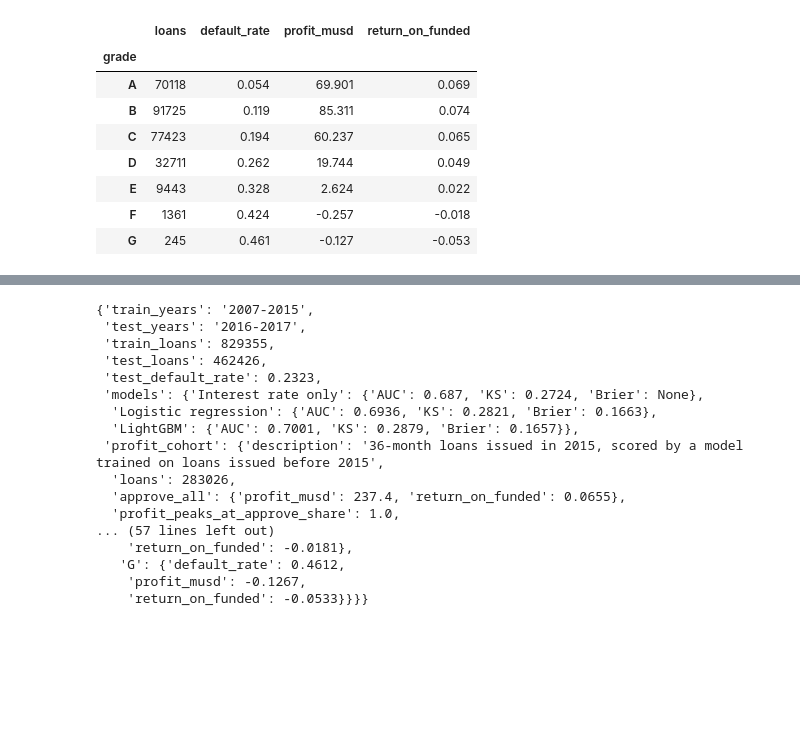
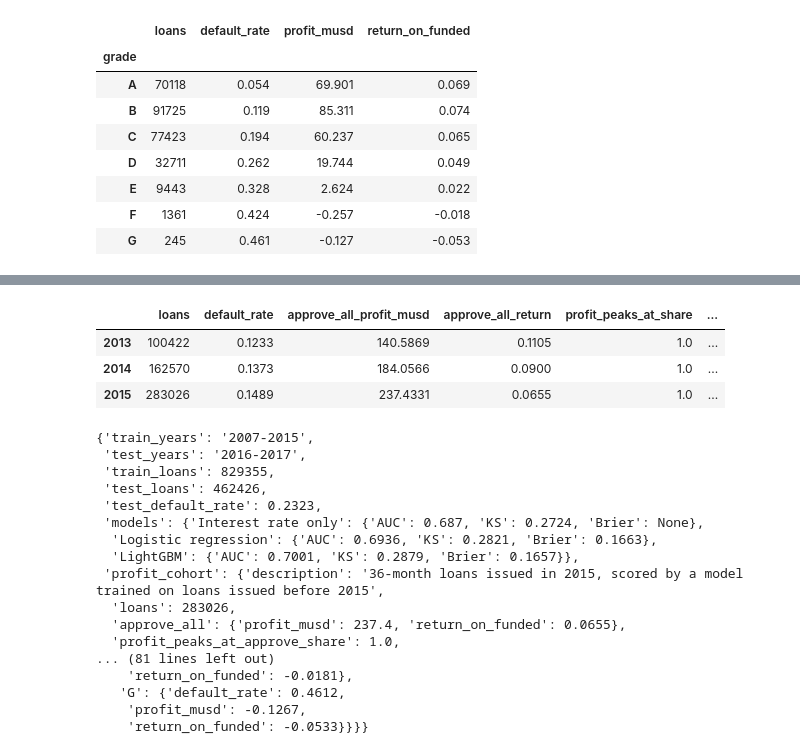
Before and after one commit to dhwanil1907/financial-data-warehouse-pipeline, a Jupyter notebook: notebooks/default_model.ipynb, the cells around one changed output, grey strips where cells are left out. Cells and saved outputs as stored; diff of their text form; code cells hidden in the pictures; blank space fills up the shorter version.

```diff
--- a/notebooks/default_model.ipynb
+++ b/notebooks/default_model.ipynb
@@ -214,13 +214,18 @@ and see what the lender would actually have earned.
   resolved, and its realised profit is biased downward (overall return is negative).
 - A fresh LightGBM is trained only on loans issued before 2015, so the cohort is scored out of sample.
 # %%
+def scored_cohort(year: int) -> pd.DataFrame:
+    """36-month loans issued in `year`, scored by a model trained on earlier loans only."""
+    history = loans[loans["issue_year"] < year]
+    cohort = loans[(loans["issue_year"] == year) & (loans["term_months"] == 36)].copy()
+    model = lgb.LGBMClassifier(**GBM_PARAMS).fit(for_lgbm(history[FEATURES]), history["defaulted"])
+    cohort["model_risk"] = model.predict_proba(for_lgbm(cohort[FEATURES]))[:, 1]
+    cohort["profit"] = cohort["total_pymnt"] - cohort["funded_amnt"]
+    return cohort
+
+
 PROFIT_YEAR = 2015
-history = loans[loans["issue_year"] < PROFIT_YEAR]
-cohort = loans[(loans["issue_year"] == PROFIT_YEAR) & (loans["term_months"] == 36)].copy()
-
-profit_gbm = lgb.LGBMClassifier(**GBM_PARAMS).fit(for_lgbm(history[FEATURES]), history["defaulted"])
-cohort["model_risk"] = profit_gbm.predict_proba(for_lgbm(cohort[FEATURES]))[:, 1]
-cohort["profit"] = cohort["total_pymnt"] - cohort["funded_amnt"]
+cohort = scored_cohort(PROFIT_YEAR)
 
 print(f"cohort: {len(cohort):,} loans, default rate {cohort['defaulted'].mean():.2%}")
 print(f"model AUC on cohort: {roc_auc_score(cohort['defaulted'], cohort['model_risk']):.3f}")
@@ -330,3 +340,27 @@ by_grade.drop(columns="funded_musd").round(3)
+# %%
+vintages = {}
+for year in (2013, 2014, 2015):
+    coh = cohort if year == PROFIT_YEAR else scored_cohort(year)
+    model_sweep = approval_sweep(coh, "model_risk")
+    rate_sweep = approval_sweep(coh, "int_rate")
+    worst = coh[coh["grade"].isin(["F", "G"])]
+    vintages[year] = {
+        "loans": len(coh),
+        "default_rate": coh["defaulted"].mean(),
+        "approve_all_profit_musd": coh["profit"].sum() / 1e6,
+        "approve_all_return": coh["profit"].sum() / coh["funded_amnt"].sum(),
+        "profit_peaks_at_share": model_sweep["profit_musd"].idxmax(),
+        "safest_60_model_profit_musd": model_sweep.loc[0.6, "profit_musd"],
+        "safest_60_rate_profit_musd": rate_sweep.loc[0.6, "profit_musd"],
+        "f_g_return": worst["profit"].sum() / worst["funded_amnt"].sum(),
+    }
+by_vintage = pd.DataFrame.from_dict(vintages, orient="index").round(4)
+by_vintage
+# %% [output]
+|  | loans | default_rate | approve_all_profit_musd | approve_all_return | profit_peaks_at_share | ... |
+| 2013 | 100422 | 0.1233 | 140.5869 | 0.1105 | 1.0 | ... |
+| 2014 | 162570 | 0.1373 | 184.0566 | 0.0900 | 1.0 | ... |
+| 2015 | 283026 | 0.1489 | 237.4331 | 0.0655 | 1.0 | ... |
 # %%
 out = {
     "train_years": f"2007-{TRAIN_END_YEAR}",
@@ -345,6 +379,7 @@ out = {
         "profit_peaks_at_approve_share": float(best_share),
         "by_approve_share": comparison.round(4).to_dict(orient="index"),
         "by_risk_quintile": by_quintile[["default_rate", "profit_musd", "return_on_funded"]].round(4).to_dict(orient="index"),
+        "by_vintage": by_vintage.to_dict(orient="index"),
         "by_grade": by_grade[["default_rate", "profit_musd", "return_on_funded"]].round(4).to_dict(orient="index"),
     },
 }
@@ -363,7 +398,7 @@ out
   'loans': 283026,
   'approve_all': {'profit_musd': 237.4, 'return_on_funded': 0.0655},
   'profit_peaks_at_approve_share': 1.0,
-... (57 lines left out)
+... (81 lines left out)
     'return_on_funded': -0.0181},
    'G': {'default_rate': 0.4612,
     'profit_musd': -0.1267,
```
Also changed, not shown: parts of 1 cell of this notebook, 2 other files.
